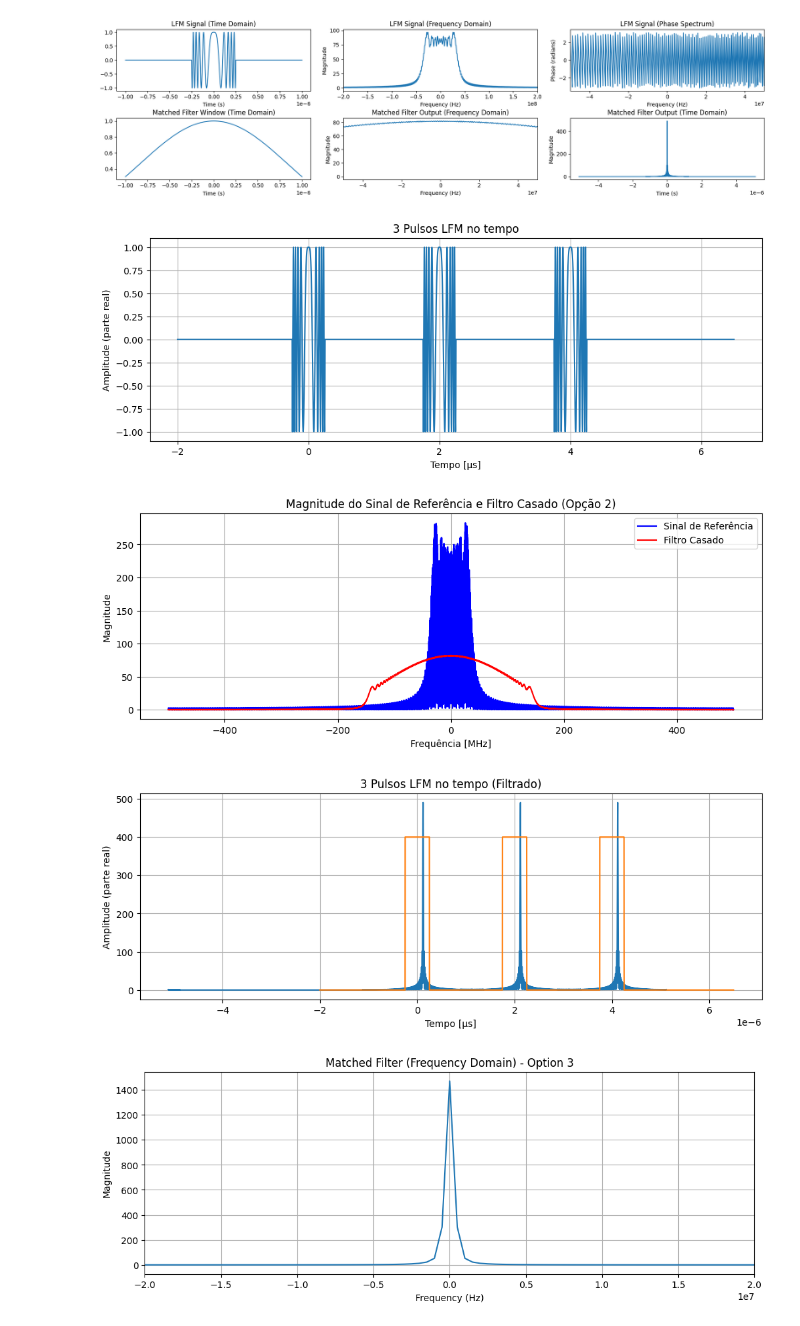
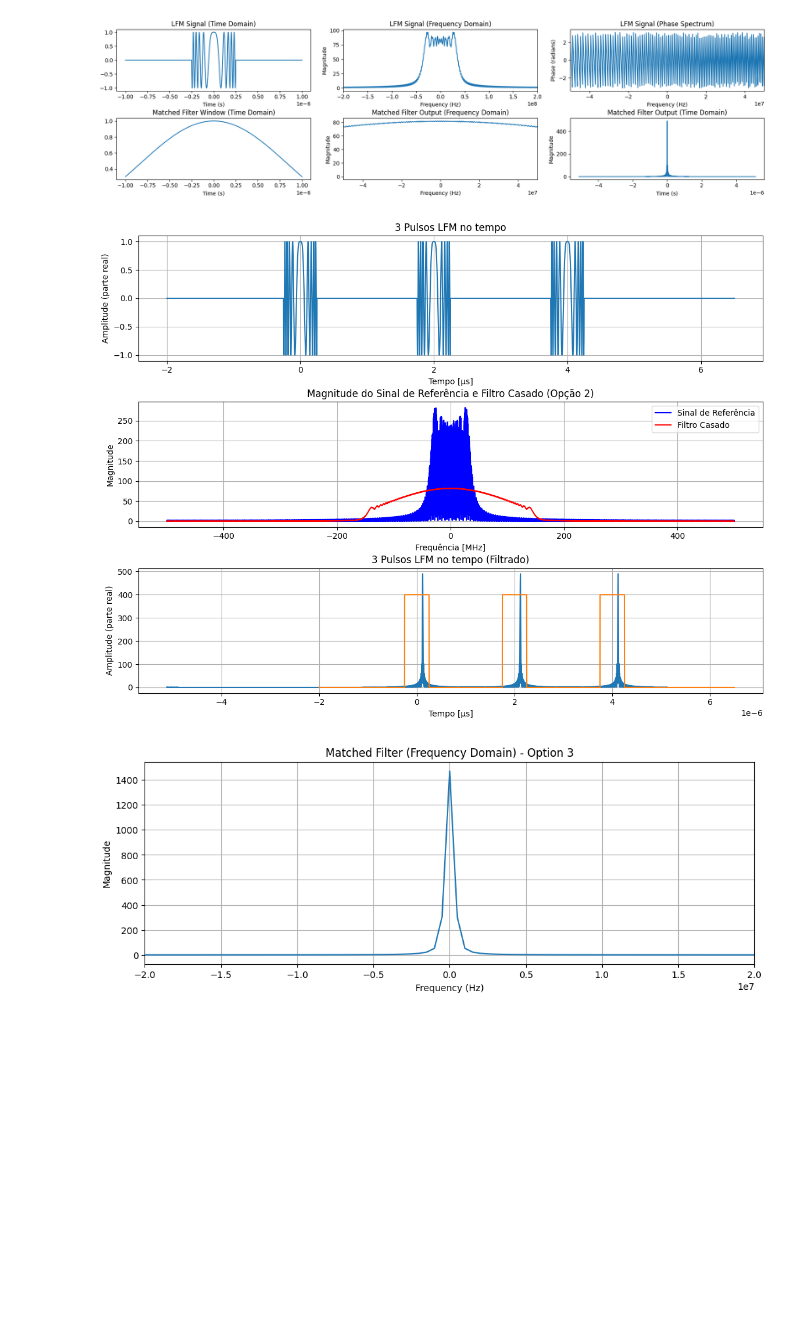
Before and after one commit to gabrielluizep/et-291, a Jupyter notebook: assignment-04/images.ipynb, the cells around one changed output. Drawn from its saved outputs; the diff is of its cells as text; code cells hidden in the pictures; blank space fills up the shorter version.

Commit message:
feat: updated plots

```diff
--- a/assignment-04/images.ipynb
+++ b/assignment-04/images.ipynb
@@ -106,66 +105,67 @@ T = 0.5e-6  # Largura do pulso
 T_A = 2e-6  # Intervalo entre pulsos
 K = 1.5e14  # Chirp rate
 beta = 2.5  # Parâmetro da janela de Kaiser
-N = 5*2048
+N = 5 * 2048
 
 
 # Geração do vetor de tempo para 3 pulsos separados por T_A
 n_pulses = 3
 t_total = (n_pulses - 1) * T_A + T  # tempo total do sinal
 t = np.arange(-T_A, t_total + T_A, 1 / fs)  # vetor de tempo com folga
 
 # Centro de cada pulso
 centros = np.arange(0, n_pulses) * T_A
 
 # Sinal: soma de 3 pulsos LFM separados
 s_ref_t = np.zeros_like(t, dtype=complex)
 for t0 in centros:
     s_ref_t += rect((t - t0) / T) * np.exp(1j * np.pi * K * (t - t0) ** 2)
 
 # Espectro (usar Nfft para garantir o mesmo tamanho)
 f = fftshift(fftfreq(Nfft, 1 / fs))
 S_ref_t = fftshift(fft(s_ref_t, Nfft))
 
 # Número de elementos no comprimento do pulso
 Comp_T = int(np.ceil(T * fs))
 
 # --- Filtro casado diretamente no domínio da frequência (Opção 3) ---
 # Janela de Kaiser no tempo
 
 
 # Aplicação do filtro casado
 S_mat_f = S_ref_t * H_2_f
 s_mat_t = ifft(ifftshift(S_mat_f))
 t_mat = -(np.arange(len(s_mat_t)) - len(s_mat_t) / 2) / fs
+
 # Plot
-plt.figure(figsize=(12, 4))
-plt.plot(t * 1e6, np.real(s_ref_t))
-plt.title("3 Pulsos LFM no tempo")
-plt.xlabel("Tempo [μs]")
-plt.ylabel("Amplitude (parte real)")
-plt.grid()
+fig, axs = plt.subplots(3, 1, figsize=(12, 9))
+fig.tight_layout(pad=3.0)
+axs = axs.ravel()
+
+axs[0].plot(t * 1e6, np.real(s_ref_t))
+axs[0].set_title("3 Pulsos LFM no tempo")
+axs[0].set_xlabel("Tempo [μs]")
+axs[0].set_ylabel("Amplitude (parte real)")
+axs[0].grid()
+
+
+axs[1].plot(f / 1e6, np.abs(S_ref_t), label="Sinal de Referência", color="b")
+axs[1].plot(f / 1e6, np.abs(H_2_f), label="Filtro Casado", color="r")
+axs[1].set_title("Magnitude do Sinal de Referência e Filtro Casado (Opção 2)")
+axs[1].set_xlabel("Frequência [MHz]")
+axs[1].set_ylabel("Magnitude")
+axs[1].legend()
+axs[1].grid()
+
+
+axs[2].plot(t_mat, np.abs(s_mat_t))
+axs[2].plot(t, np.abs(s_ref_t) * 400)
+axs[2].set_title("3 Pulsos LFM no tempo (Filtrado)")
+axs[2].set_xlabel("Tempo [μs]")
+axs[2].set_ylabel("Amplitude (parte real)")
+axs[2].grid()
+
 plt.show()
-
-plt.figure(figsize=(12, 4))
-plt.plot(f / 1e6, np.abs(S_ref_t), label="Sinal de Referência", color='b')
-plt.plot(f / 1e6, np.abs(H_2_f), label="Filtro Casado", color='r')
-plt.title("Magnitude do Sinal de Referência e Filtro Casado (Opção 2)")
-plt.xlabel("Frequência [MHz]")
-plt.ylabel("Magnitude")
-plt.legend()
-plt.grid()
-plt.show()
-
-plt.figure(figsize=(12, 4))
-plt.plot(t_mat, np.abs(s_mat_t))
-plt.plot(t, np.abs(s_ref_t)*400)
-plt.title("3 Pulsos LFM no tempo (Filtrado)")
-plt.xlabel("Tempo [μs]")
-plt.ylabel("Amplitude (parte real)")
-plt.grid()
-plt.show()
 # %% [output]
-[figure, old version]
+[figure, new version]
-[figure, removed]
-[figure, removed]
 # %%
```
Also changed, not shown: parts of 4 cells of this notebook.
